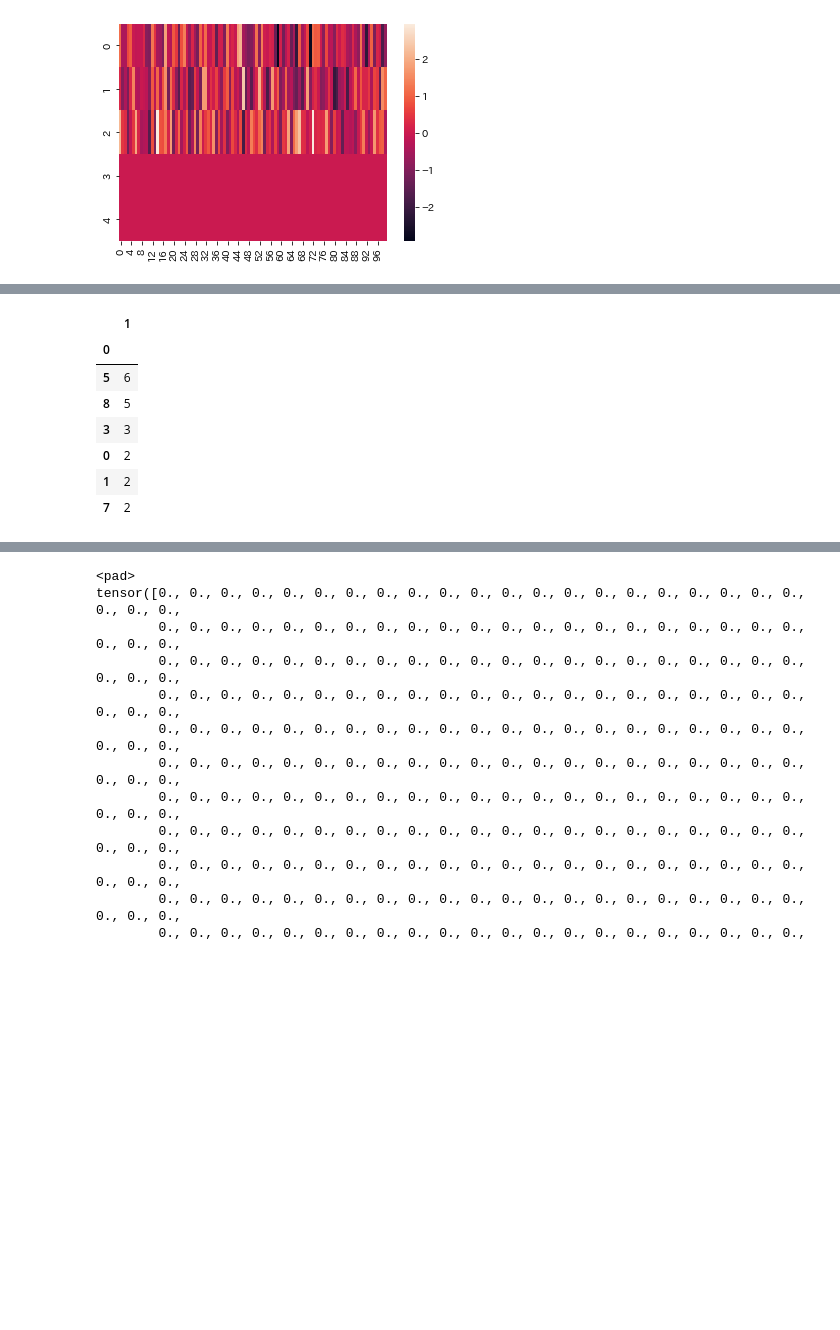
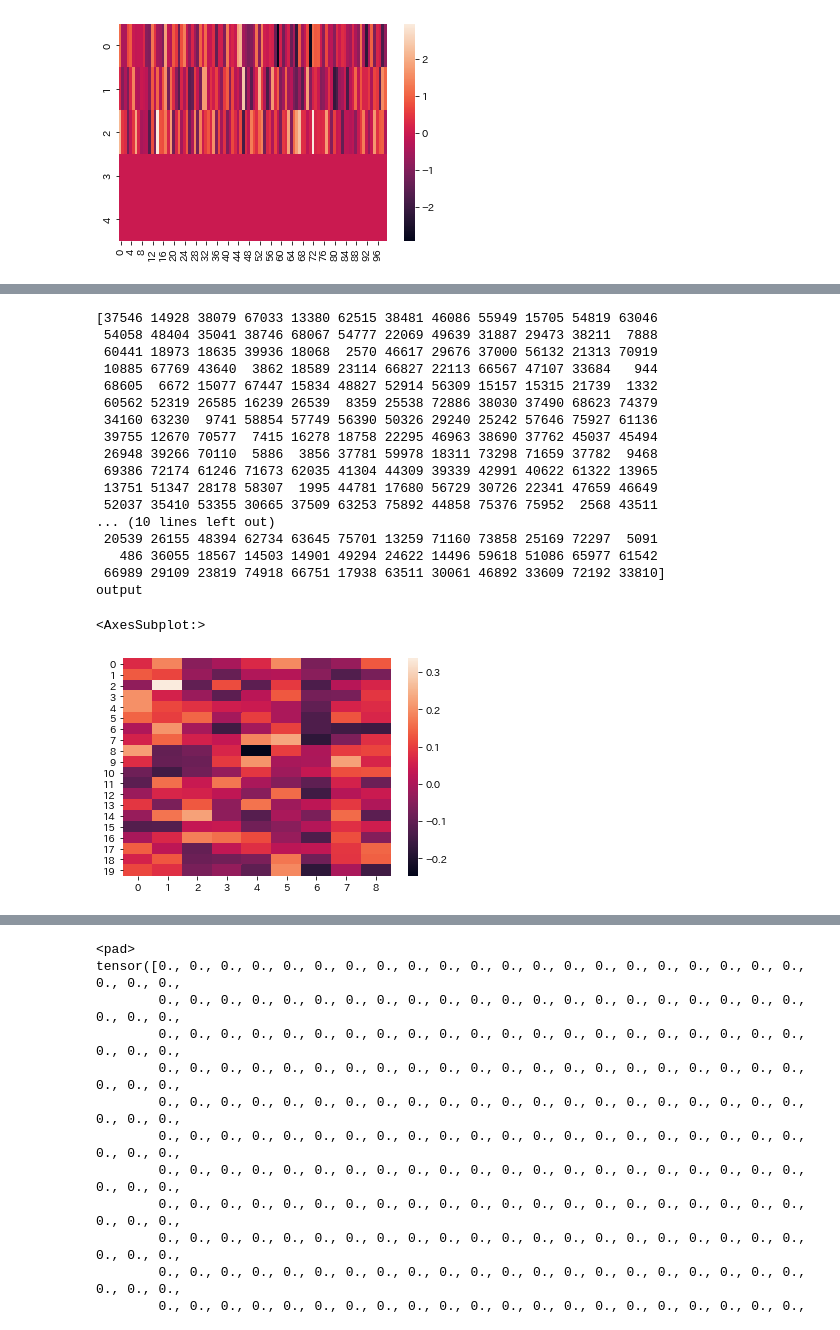
Before and after one commit to miorgash/livedoor, a Jupyter notebook: notebook/model/lstm.ipynb, the cells around one changed output, grey strips where cells are left out. Drawn from its saved outputs; the diff is of its cells as text; code cells hidden in the pictures; blank space fills up the shorter version.

```diff
--- a/notebook/model/lstm.ipynb
+++ b/notebook/model/lstm.ipynb
@@ -95,7 +96,7 @@ class RandomEmbedding(nn.Module):
     def __init__(self, vocab_size, embed_dim):
         super(RandomEmbedding, self).__init__()
         torch.manual_seed(SEED)
-        self.embedding = nn.Embedding(vocab_size, embed_dim, padding_idx=PAD)
+        self.embedding = nn.Embedding(vocab_size, embed_dim, padding_idx=vocab.stoi['<pad>'])
         self.embedding.weight.requires_grad = False
 
     def forward(self, texts):
@@ -155,14 +114,42 @@ output
-# %%
-# 初期化時点のモデル output の偏り
-# osx だと満遍なく出力される；Ubuntu18.04 だと一つのラベルに偏る？ Ubuntu20.04 だと解消されてたりしない？
-freq = Counter(output.argmax(axis=1)).most_common()
-pd.DataFrame(freq).set_index(0).style.background_gradient('Blues')
-# %% [output]
-|  | 1 |
-| 0 |  |
-| 5 | 6 |
-| 8 | 5 |
-| 3 | 3 |
-| 0 | 2 |
-| 1 | 2 |
-| 7 | 2 |
+# %%
+class LSTMClassifier(nn.Module):
+
+    def __init__(self, vocab_size, embed_dim, h_dim, class_dim):
+        super(LSTMClassifier, self).__init__()
+        torch.manual_seed(SEED)
+        self.embedding = RandomEmbedding(vocab_size, embed_dim)
+        self.lstm = nn.LSTM(embed_dim, h_dim, batch_first=True)
+        self.linear = nn.Linear(h_dim, class_dim)
+
+    def forward(self, texts):
+        emb = self.embedding(texts)
+        o, (h_n, c_n) = self.lstm(emb)
+        out = self.linear(h_n)
+        return out
+
+lstm = LSTMClassifier(len(vocab), 300, 100, 9)
+input_ = torch.tensor(np.random.randint(0, 76023, [20, 300]))
+print(input_.detach().numpy()[0])
+output = lstm(input_).detach().squeeze().numpy()
+print('output')
+sns.heatmap(output, annot=False)
+# %% [output]
+[37546 14928 38079 67033 13380 62515 38481 46086 55949 15705 54819 63046
+ 54058 48404 35041 38746 68067 54777 22069 49639 31887 29473 38211  7888
+ 60441 18973 18635 39936 18068  2570 46617 29676 37000 56132 21313 70919
+ 10885 67769 43640  3862 18589 23114 66827 22113 66567 47107 33684   944
+ 68605  6672 15077 67447 15834 48827 52914 56309 15157 15315 21739  1332
+ 60562 52319 26585 16239 26539  8359 25538 72886 38030 37490 68623 74379
+ 34160 63230  9741 58854 57749 56390 50326 29240 25242 57646 75927 61136
+ 39755 12670 70577  7415 16278 18758 22295 46963 38690 37762 45037 45494
+ 26948 39266 70110  5886  3856 37781 59978 18311 73298 71659 37782  9468
+ 69386 72174 61246 71673 62035 41304 44309 39339 42991 40622 61322 13965
+ 13751 51347 28178 58307  1995 44781 17680 56729 30726 22341 47659 46649
+ 52037 35410 53355 30665 37509 63253 75892 44858 75376 75952  2568 43511
+... (10 lines left out)
+ 20539 26155 48394 62734 63645 75701 13259 71160 73858 25169 72297  5091
+   486 36055 18567 14503 14901 49294 24622 14496 59618 51086 65977 61542
+ 66989 29109 23819 74918 66751 17938 63511 30061 46892 33609 72192 33810]
+output
+<AxesSubplot:>
+[figure, added]
```
Also changed, not shown: parts of 12 cells of this notebook, 1 other file.
